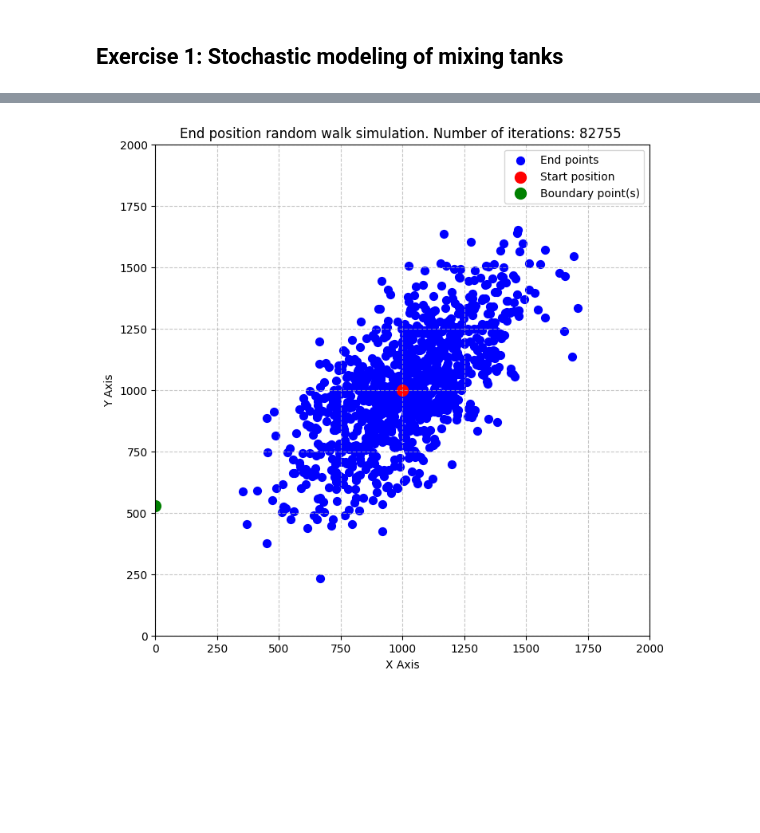
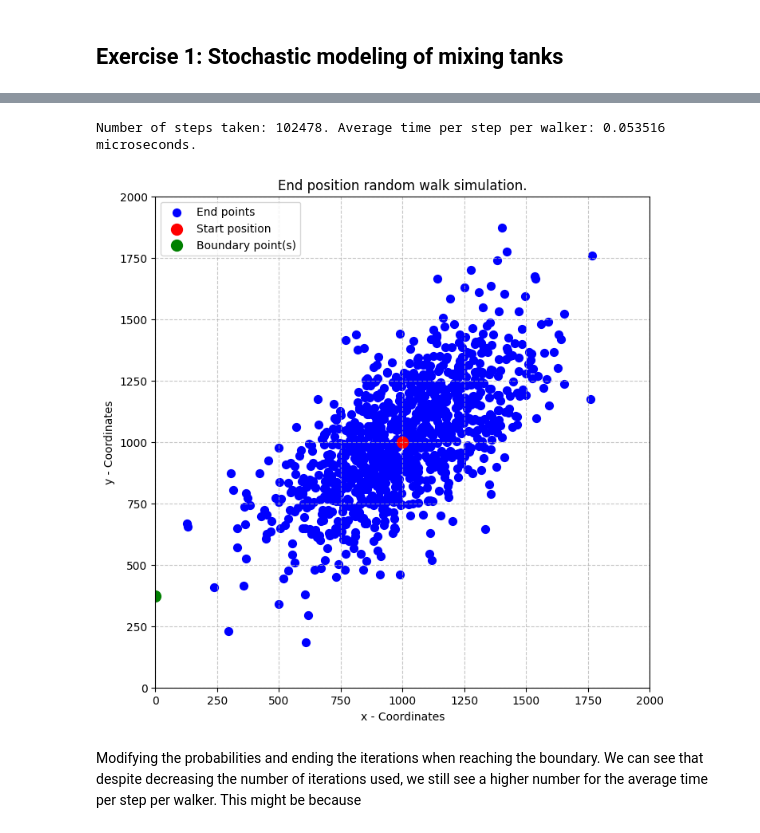
Before and after one commit to MalleBallen/Torgrim-og-Malvin-Gruppeprosjekt, a Jupyter notebook: project4/project4.ipynb, the cells around one changed output, grey strips where cells are left out. Drawn from its saved outputs; the diff is of its cells as text; code cells hidden in the pictures; blank space fills up the shorter version.

```diff
--- a/project4/project4.ipynb
+++ b/project4/project4.ipynb
@@ -114,44 +131,52 @@ def one_step_mod(
         p_np=1/9, #7
         p_pn=1/9  #8
                  ):
-
+        # Don't check probabilities each time step for improved computation.
         p = [p_ss, p_ps, p_sp, p_pp, p_ns, p_sn, p_nn, p_np, p_pn]
 
 
         directions = np.random.choice(9, size=len(arr), p=p)
         dx = np.array([0, 1, 0, 1, -1, 0, -1, -1, 1])
         dy = np.array([0, 0, 1, 1, 0, -1, -1, 1, -1])
         arr += np.stack([dx[directions], dy[directions]], axis=1)
         return arr
 
 
-def rndm_walk_mod(n_steps, n_walkers=1000, lower_bound=0, higher_bound=2000, start_pos=(1000,1000),
+def rndm_walk_mod(n_steps, n_walkers=1_000, lower_bound=0, higher_bound=2_000, start_pos=(1_000,1_000),
         p_ss=1/9, #0
         p_ps=1/9, #1
         p_sp=1/9, #2
         p_pp=1/9, #3
         p_ns=1/9, #4
         p_sn=1/9, #5
         p_nn=1/9, #6
         p_np=1/9, #7
         p_pn=1/9  #8
                   ):
     p = [p_ss, p_ps, p_sp, p_pp, p_ns, p_sn, p_nn, p_np, p_pn]
 
+    # Check if the sum is equal to 1, with a little round off error.
     if not np.isclose(sum(p), 1.0, atol=1e-8):
         raise ValueError(f"Probabilities must sum to 1. Current sum: {sum(p)}")
 
     k=0
     pos = start_pos_f(n_walkers, start_pos)
+    t0 = time.perf_counter()
     for _ in range(n_steps):
         pos = one_step_mod(pos, *p)
         k+=1
         if np.any(pos <= lower_bound) or np.any(pos >= higher_bound):
-            return pos, k
+            break
+    t1 = time.perf_counter()
+    t = t1-t0
+    return pos, k, t
 
-    return pos, k
+pos_mod, k_mod, t_mod = rndm_walk_mod(n_steps=1_000_000, n_walkers=1_000, lower_bound=0, higher_bound=2000, p_pp=2/9,p_pn=0, p_nn=2/9 ,p_np=0)
+avg_per_mod = t_mod/(1_000 * k_mod)
+print(f"Number of steps taken: {k_mod}. Average time per step per walker: {avg_per_mod*1e6:.6f} microseconds.")
+plot_positions_matplotlib(pos_mod,title=f"End position random walk simulation.")
+# %% [output]
+Number of steps taken: 102478. Average time per step per walker: 0.053516 microseconds.
+[figure, added]
-# %%
-pos, k = rndm_walk_mod(n_steps=1000000, n_walkers=1000, lower_bound=0, higher_bound=2000, p_pp=2/9,p_pn=0, p_nn=2/9 ,p_np=0)
-plot_positions_matplotlib(pos,title=f"End position random walk simulation. Number of iterations: {k} ")
-# %% [output]
-[figure, removed]
+# %% [markdown]
+Modifying the probabilities and ending the iterations when reaching the boundary. We can see that despite decreasing the number of iterations used, we still see a higher number for the average time per step per walker. This might be because
```
Also changed, not shown: parts of 26 cells of this notebook, 1 other file.
